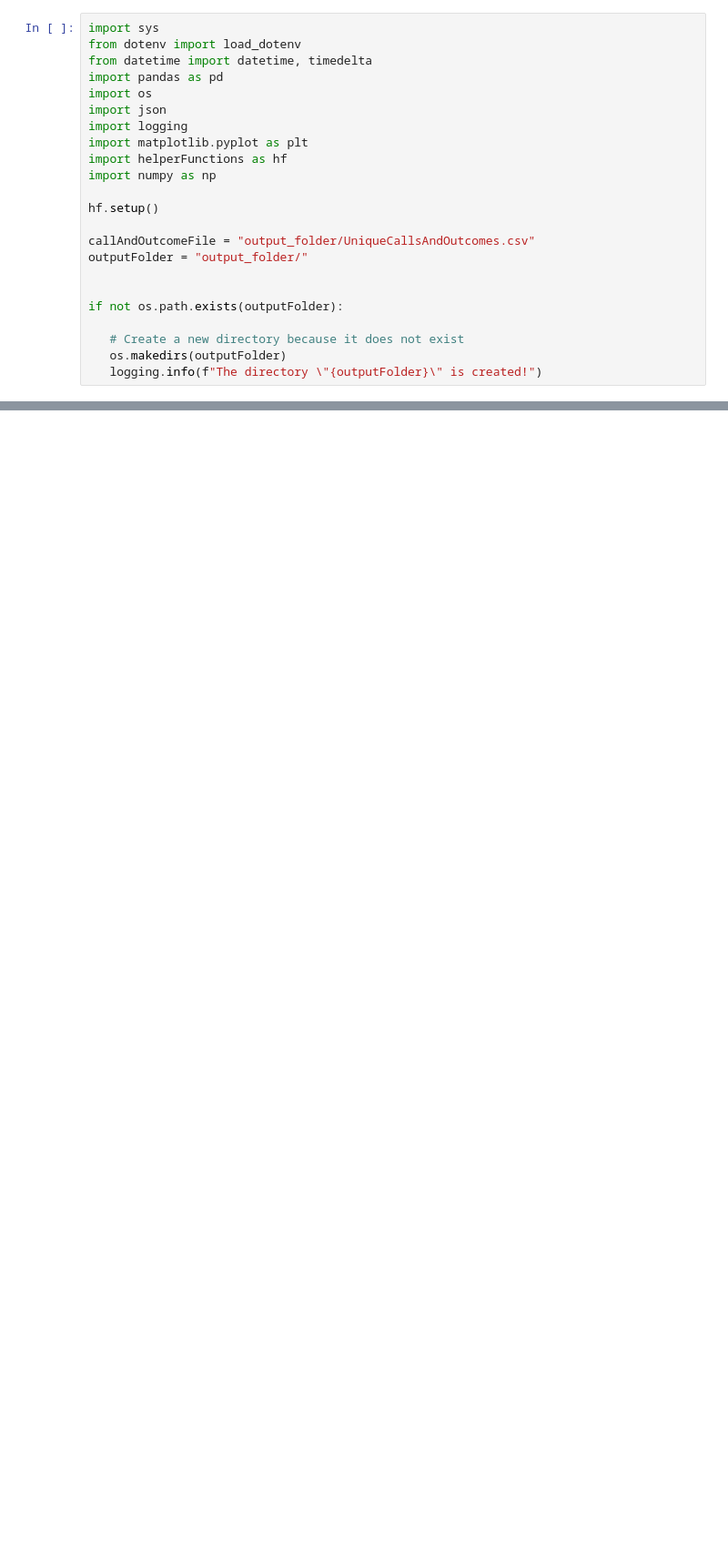
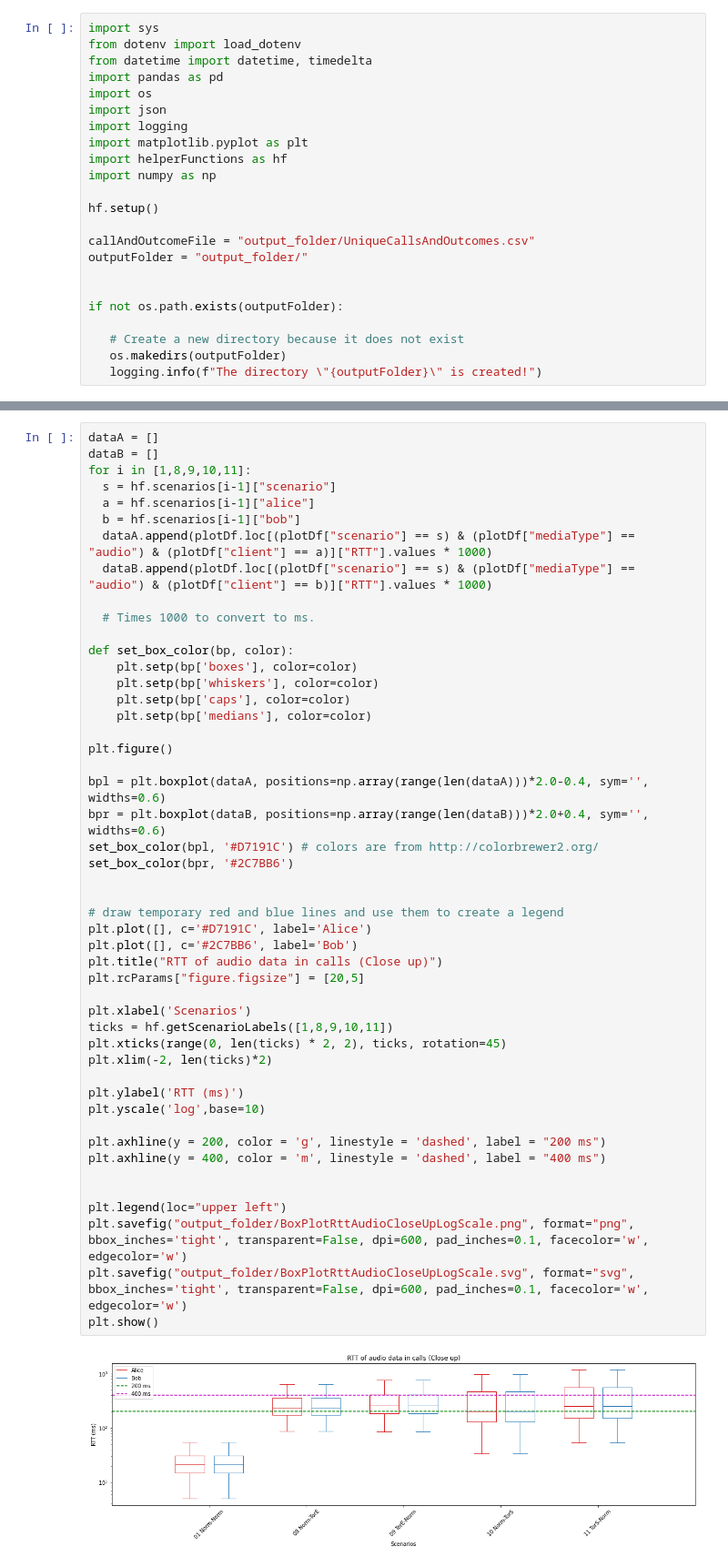
Before and after one commit to Master2022E/OnionRTC-experiment, a Jupyter notebook: Dataprocess/RoundTripTimeBoxPlot.ipynb, the cells around one changed output, grey strips where cells are left out. Shown: that part at 91% size. Saved outputs shown, nothing was run; the diff lists cells and outputs as text; blank space fills up the shorter version.

```diff
--- a/Dataprocess/RoundTripTimeBoxPlot.ipynb
+++ b/Dataprocess/RoundTripTimeBoxPlot.ipynb
@@ -313,0 +369,50 @@ plt.show()
+# %%
+dataA = []
+dataB = []
+for i in [1,8,9,10,11]:
+  s = hf.scenarios[i-1]["scenario"]
+  a = hf.scenarios[i-1]["alice"]
+  b = hf.scenarios[i-1]["bob"]
+  dataA.append(plotDf.loc[(plotDf["scenario"] == s) & (plotDf["mediaType"] == "audio") & (plotDf["client"] == a)]["RTT"].values * 1000)
+  dataB.append(plotDf.loc[(plotDf["scenario"] == s) & (plotDf["mediaType"] == "audio") & (plotDf["client"] == b)]["RTT"].values * 1000)
+
+  # Times 1000 to convert to ms.
+
+def set_box_color(bp, color):
+    plt.setp(bp['boxes'], color=color)
+    plt.setp(bp['whiskers'], color=color)
+    plt.setp(bp['caps'], color=color)
+    plt.setp(bp['medians'], color=color)
+
+plt.figure()
+
+bpl = plt.boxplot(dataA, positions=np.array(range(len(dataA)))*2.0-0.4, sym='', widths=0.6)
+bpr = plt.boxplot(dataB, positions=np.array(range(len(dataB)))*2.0+0.4, sym='', widths=0.6)
+set_box_color(bpl, '#D7191C') # colors are from http://colorbrewer2.org/
+set_box_color(bpr, '#2C7BB6')
+
+
+# draw temporary red and blue lines and use them to create a legend
+plt.plot([], c='#D7191C', label='Alice')
+plt.plot([], c='#2C7BB6', label='Bob')
+plt.title("RTT of audio data in calls (Close up)")
+plt.rcParams["figure.figsize"] = [20,5]
+
+plt.xlabel('Scenarios')
+ticks = hf.getScenarioLabels([1,8,9,10,11])
+plt.xticks(range(0, len(ticks) * 2, 2), ticks, rotation=45)
+plt.xlim(-2, len(ticks)*2)
+
+plt.ylabel('RTT (ms)')
+plt.yscale('log',base=10)
+
+plt.axhline(y = 200, color = 'g', linestyle = 'dashed', label = "200 ms")
+plt.axhline(y = 400, color = 'm', linestyle = 'dashed', label = "400 ms")
+
+
+plt.legend(loc="upper left")
+plt.savefig("output_folder/BoxPlotRttAudioCloseUpLogScale.png", format="png", bbox_inches='tight', transparent=False, dpi=600, pad_inches=0.1, facecolor='w', edgecolor='w')
+plt.savefig("output_folder/BoxPlotRttAudioCloseUpLogScale.svg", format="svg", bbox_inches='tight', transparent=False, dpi=600, pad_inches=0.1, facecolor='w', edgecolor='w')
+plt.show()
+# %% [output]
+[figure, added]
```
Also changed, not shown: parts of 7 cells of this notebook, 36 other files.
